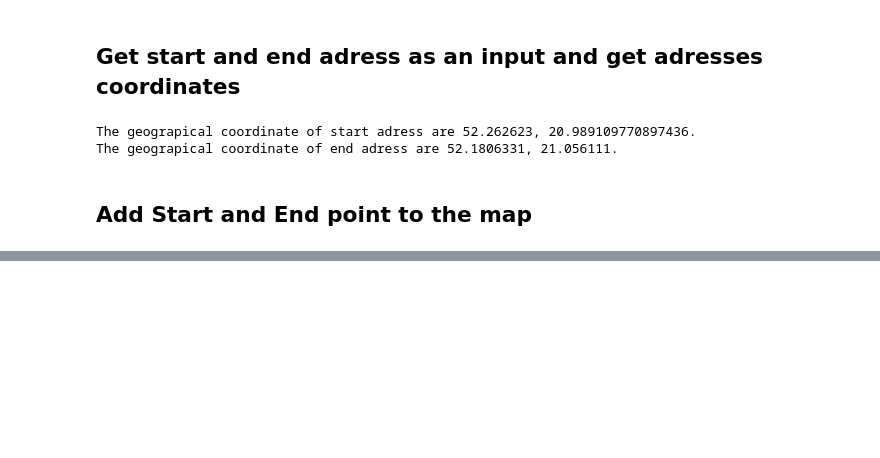
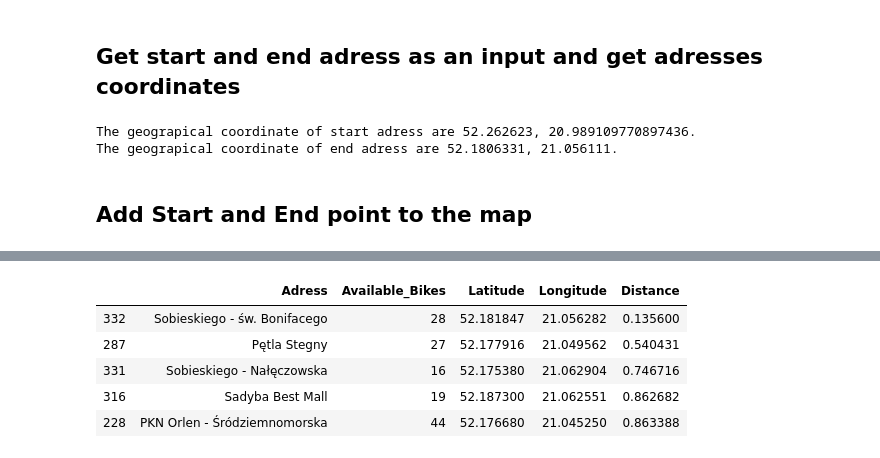
Before and after one commit to ygrynechko/IBM_Data_Science_Final_Project, a Jupyter notebook: CalculateFastestRoute.ipynb, the cells around one changed output, grey strips where cells are left out. Cells and saved outputs as stored; diff of their text form; code cells hidden in the pictures; blank space fills up the shorter version.

```diff
--- a/CalculateFastestRoute.ipynb
+++ b/CalculateFastestRoute.ipynb
@@ -204,0 +254,18 @@ map_warsaw
+# %%
+#Calculating distances
+for index, row in Bike_Stations.iterrows():
+        coords_1 = (latitude_end, longitude_end)
+        coords_2 = (Bike_Stations.loc[index,'Latitude'], Bike_Stations.loc[index,'Longitude'])
+        Bike_Stations.loc[index,'Distance'] = distance.distance(coords_1, coords_2).km
+# %%
+#get top 5 closest stations
+Closes_Stations_End = Bike_Stations.sort_values('Distance').head(5)
+# %%
+Closes_Stations_End
+# %% [output]
+|  | Adress | Available_Bikes | Latitude | Longitude | Distance |
+| 332 | Sobieskiego - św. Bonifacego | 28 | 52.181847 | 21.056282 | 0.135600 |
+| 287 | Pętla Stegny | 27 | 52.177916 | 21.049562 | 0.540431 |
+| 331 | Sobieskiego - Nałęczowska | 16 | 52.175380 | 21.062904 | 0.746716 |
+| 316 | Sadyba Best Mall | 19 | 52.187300 | 21.062551 | 0.862682 |
+| 228 | PKN Orlen - Śródziemnomorska | 44 | 52.176680 | 21.045250 | 0.863388 |
```
Also changed, not shown: parts of 12 cells of this notebook.
